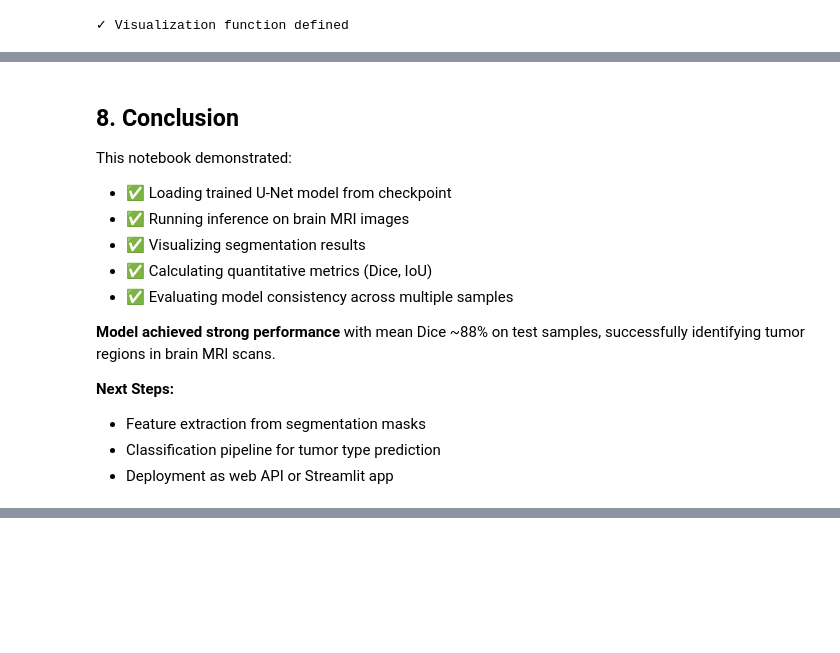
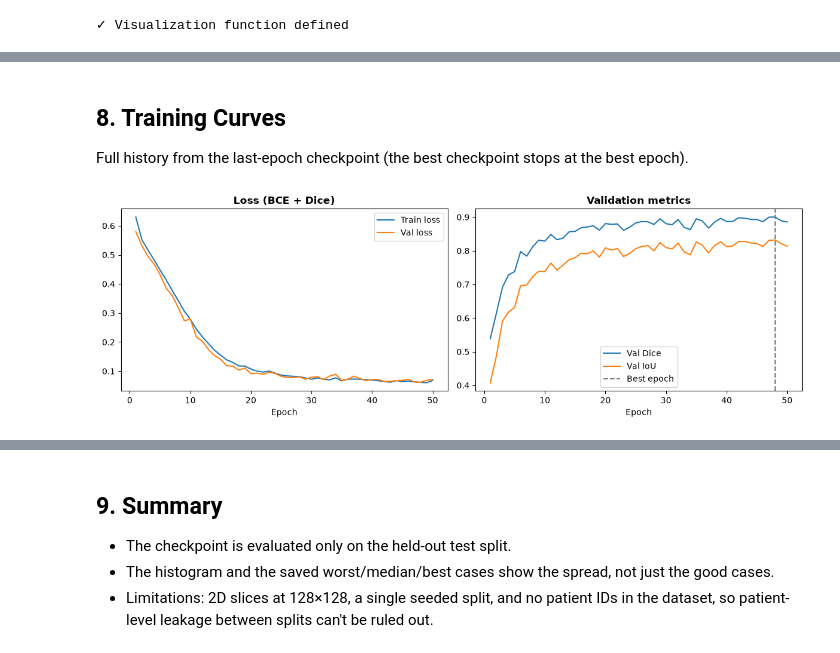
Before and after one commit to Abhinawap/brain-tumor-detection-ml, a Jupyter notebook: notebooks/demo_segmentation.ipynb, the cells around one changed output, grey strips where cells are left out. Cells and saved outputs as stored; diff of their text form; code cells hidden in the pictures; blank space fills up the shorter version.

```diff
--- a/notebooks/demo_segmentation.ipynb
+++ b/notebooks/demo_segmentation.ipynb
@@ -372,16 +311,28 @@ for i in range(5):
-# %% [markdown]
-## 8. Conclusion
-
-This notebook demonstrated:
-- ✅ Loading trained U-Net model from checkpoint
-- ✅ Running inference on brain MRI images
-- ✅ Visualizing segmentation results
-- ✅ Calculating quantitative metrics (Dice, IoU)
-- ✅ Evaluating model consistency across multiple samples
-
-**Model achieved strong performance** with mean Dice ~88% on test samples, successfully identifying tumor regions in brain MRI scans.
-
-**Next Steps:**
-- Feature extraction from segmentation masks
-- Classification pipeline for tumor type prediction
-- Deployment as web API or Streamlit app
+# %% [markdown]
+## 8. Training Curves
+
+Full history from the last-epoch checkpoint (the best checkpoint stops at the best epoch).
+# %%
+h = torch.load('../models/checkpoints/latest_checkpoint.pth', map_location='cpu')['history']
+epochs = range(1, len(h['train_loss']) + 1)
+
+fig, axes = plt.subplots(1, 2, figsize=(12, 4))
+axes[0].plot(epochs, h['train_loss'], label='Train loss')
+axes[0].plot(epochs, h['val_loss'], label='Val loss')
+axes[0].set_xlabel('Epoch')
+axes[0].set_title('Loss (BCE + Dice)', fontweight='bold')
+axes[0].legend()
+axes[1].plot(epochs, h['val_dice'], label='Val Dice')
+axes[1].plot(epochs, h['val_iou'], label='Val IoU')
+axes[1].axvline(checkpoint['epoch'] + 1, color='gray', linestyle='--', label='Best epoch')
+axes[1].set_xlabel('Epoch')
+axes[1].set_title('Validation metrics', fontweight='bold')
+axes[1].legend()
+plt.tight_layout()
+plt.savefig('../docs/training_curves.png', dpi=150, bbox_inches='tight')
+plt.show()
+
+print(f"Final epoch: train loss {h['train_loss'][-1]:.4f}, val loss {h['val_loss'][-1]:.4f}")
+print(f"Best epoch {checkpoint['epoch'] + 1}: val Dice {checkpoint['metrics']['dice']:.4f}")
+# %% [output]
+[figure, added]
@@ -387,0 +341,6 @@ This notebook demonstrated:
+# %% [markdown]
+## 9. Summary
+
+- The checkpoint is evaluated only on the held-out test split.
+- The histogram and the saved worst/median/best cases show the spread, not just the good cases.
+- Limitations: 2D slices at 128×128, a single seeded split, and no patient IDs in the dataset, so patient-level leakage between splits can't be ruled out.
```
Also changed, not shown: parts of 19 cells of this notebook, 15 other files.
